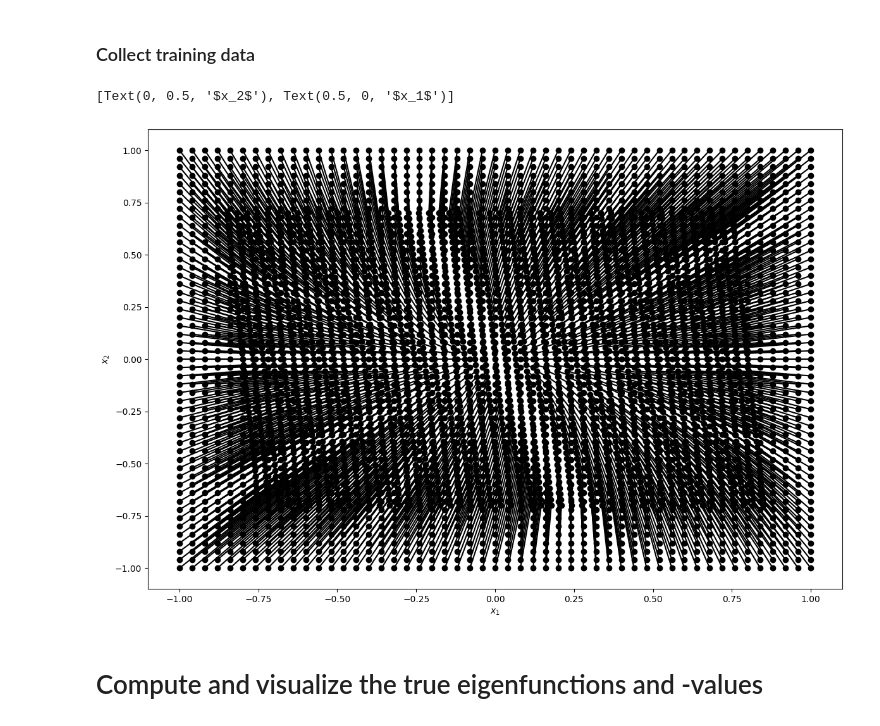
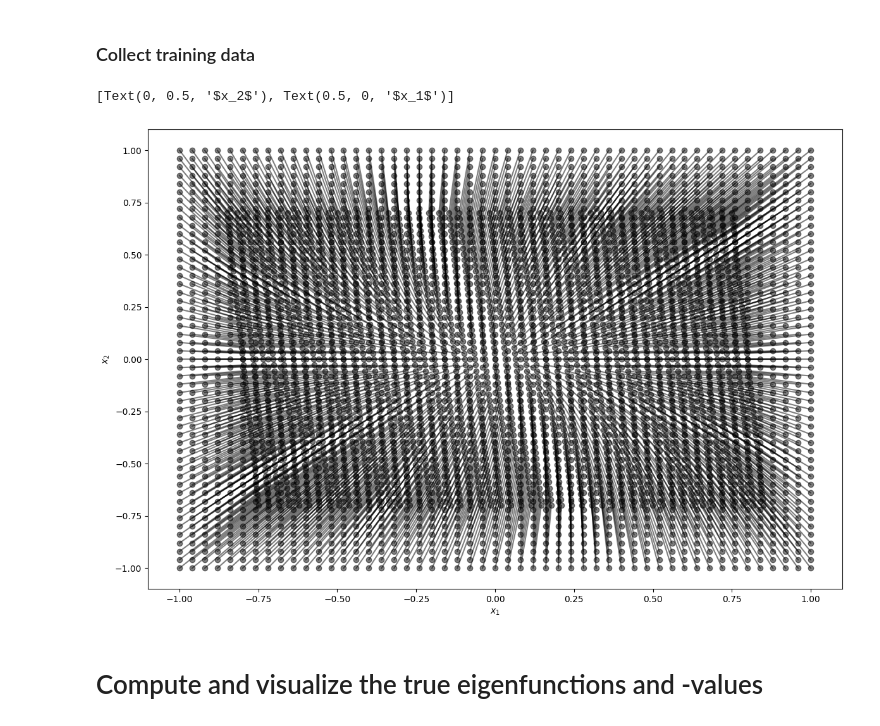
Before and after one commit to dynamicslab/pykoopman, a Jupyter notebook: examples/tutorial_koopman_eigenfunctions_with_edmd.ipynb, the cells around one changed output. Cells and saved outputs as stored; diff of their text form; code cells hidden in the pictures.

```diff
--- a/examples/tutorial_koopman_eigenfunctions_with_edmd.ipynb
+++ b/examples/tutorial_koopman_eigenfunctions_with_edmd.ipynb
@@ -43,13 +43,13 @@ X, Y = sys.collect_data(x, n_int, n_traj)
 # %%
 fig, axs = plt.subplots(1, 1, tight_layout=True, figsize=(12, 8))
 for traj_idx in range(n_traj):
     axs.plot([X[0, traj_idx::n_traj], Y[0, traj_idx::n_traj]],
-             [X[1, traj_idx::n_traj], Y[1, traj_idx::n_traj]], '-ok')
+             [X[1, traj_idx::n_traj], Y[1, traj_idx::n_traj]], '-ok',alpha=0.5)
 axs.set(ylabel=r'$x_2$',
         xlabel=r'$x_1$')
 # %% [output]
 [Text(0, 0.5, '$x_2$'), Text(0.5, 0, '$x_1$')]
-[figure, old version]
+[figure, new version]
 # %% [markdown]
 # Compute and visualize the true eigenfunctions and -values
 # %%
```
Also changed, not shown: parts of 7 cells of this notebook, 18 other files.
